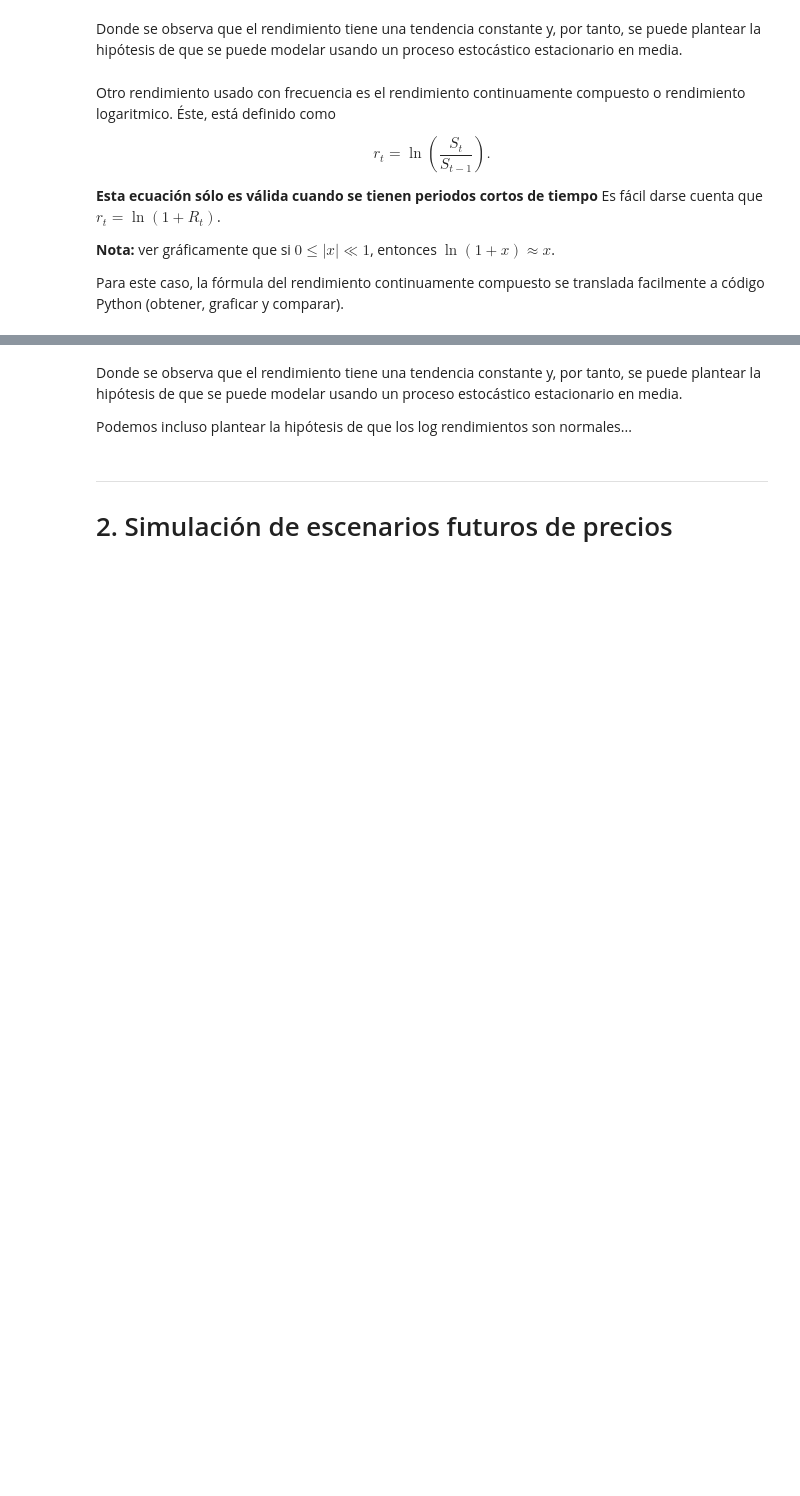
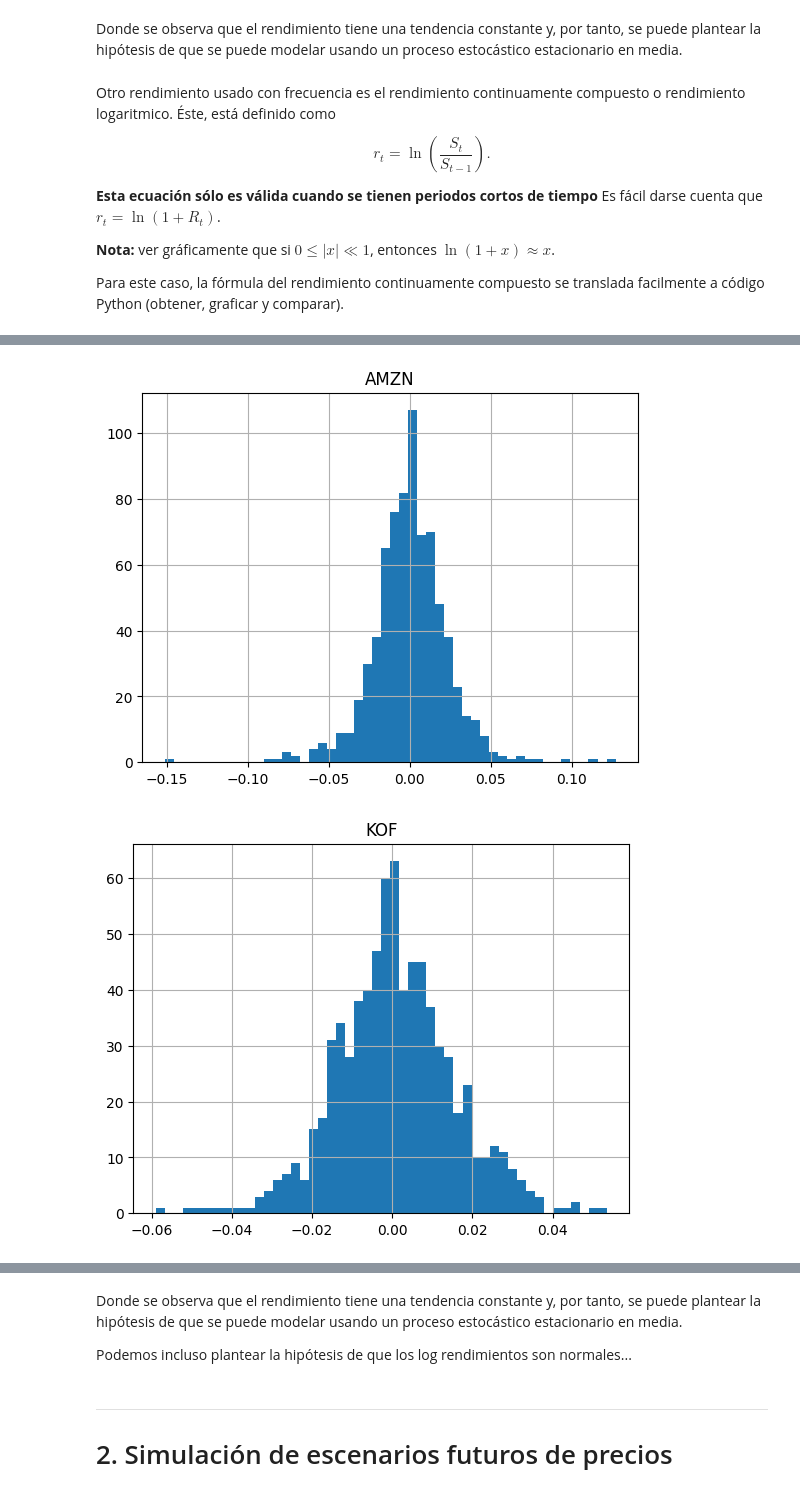
Before and after one commit to ArellanoMCarlos/SimMat_V2024, a Jupyter notebook: Montecarlo/Simulación de escenarios futuros.ipynb, the cells around one changed output, grey strips where cells are left out. Cells and saved outputs as stored; diff of their text form; code cells hidden in the pictures; blank space fills up the shorter version.

```diff
--- a/Montecarlo/Simulación de escenarios futuros.ipynb
+++ b/Montecarlo/Simulación de escenarios futuros.ipynb
@@ -375,0 +432,11 @@ Para este caso, la fórmula del rendimiento continuamente compuesto se translada
+# %%
+# El rendimiento logarítmico reduce las variaciones grandes
+r=np.log(df_marcas/df_marcas.shift()).dropna()
+
+for m in r:
+  plt.figure()
+  r[m].hist(bins=50)
+  plt.title(m)
+# %% [output]
+[figure, added]
+[figure, added]
```
Also changed, not shown: parts of 15 cells of this notebook, 1 other file.
